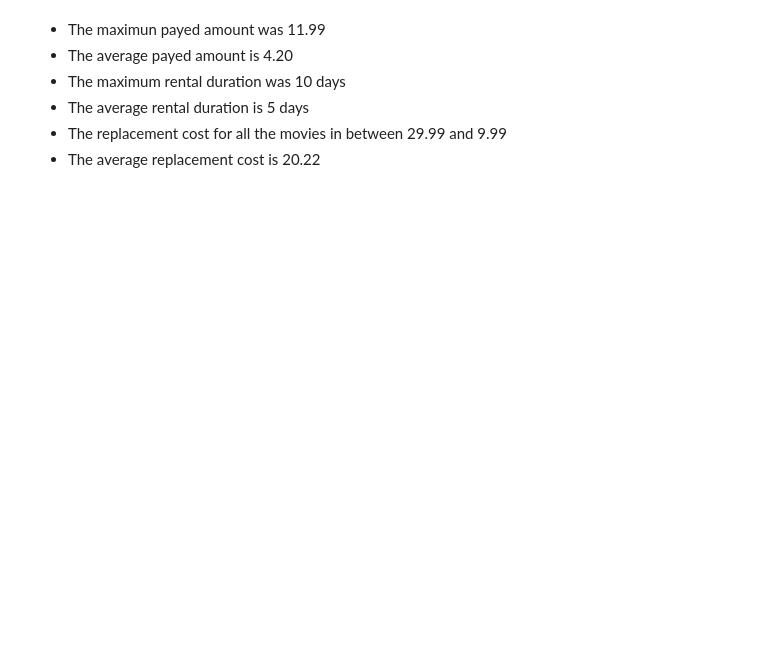
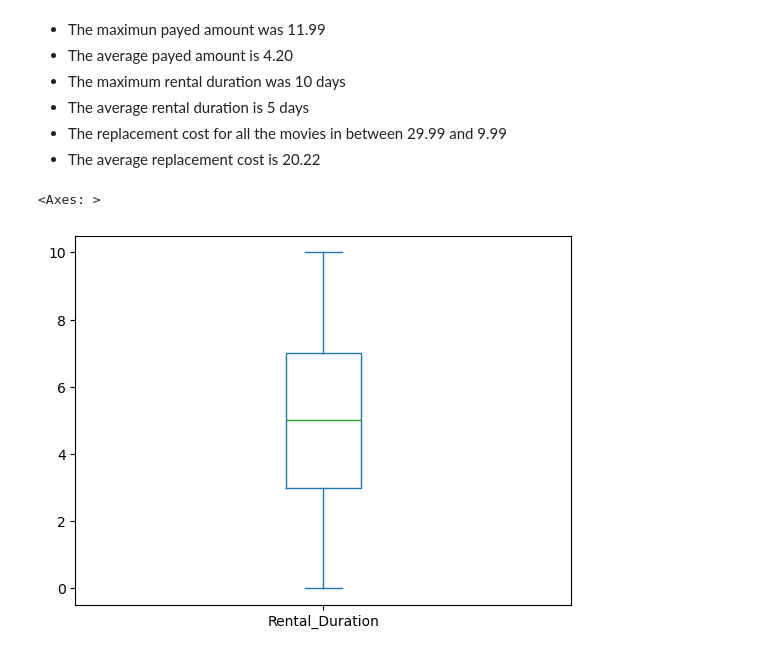
Before and after one commit to luipmesquita/Main-Project-of-Data-Analysis, a Jupyter notebook: scripts/sakila-InProgress.ipynb, the cells around one changed output. Saved outputs shown, nothing was run; the diff lists cells and outputs as text; code cells hidden in the pictures; blank space fills up the shorter version.

```diff
--- a/scripts/sakila-InProgress.ipynb
+++ b/scripts/sakila-InProgress.ipynb
@@ -177,3 +175,8 @@ df.describe()
 - The average rental duration is 5 days
 - The replacement cost for all the movies in between 29.99 and 9.99
 - The average replacement cost is 20.22
+# %%
+df['Rental_Duration'].plot(kind = 'box')
+# %% [output]
+<Axes: >
+[figure, added]
```
Also changed, not shown: parts of 9 cells of this notebook.
